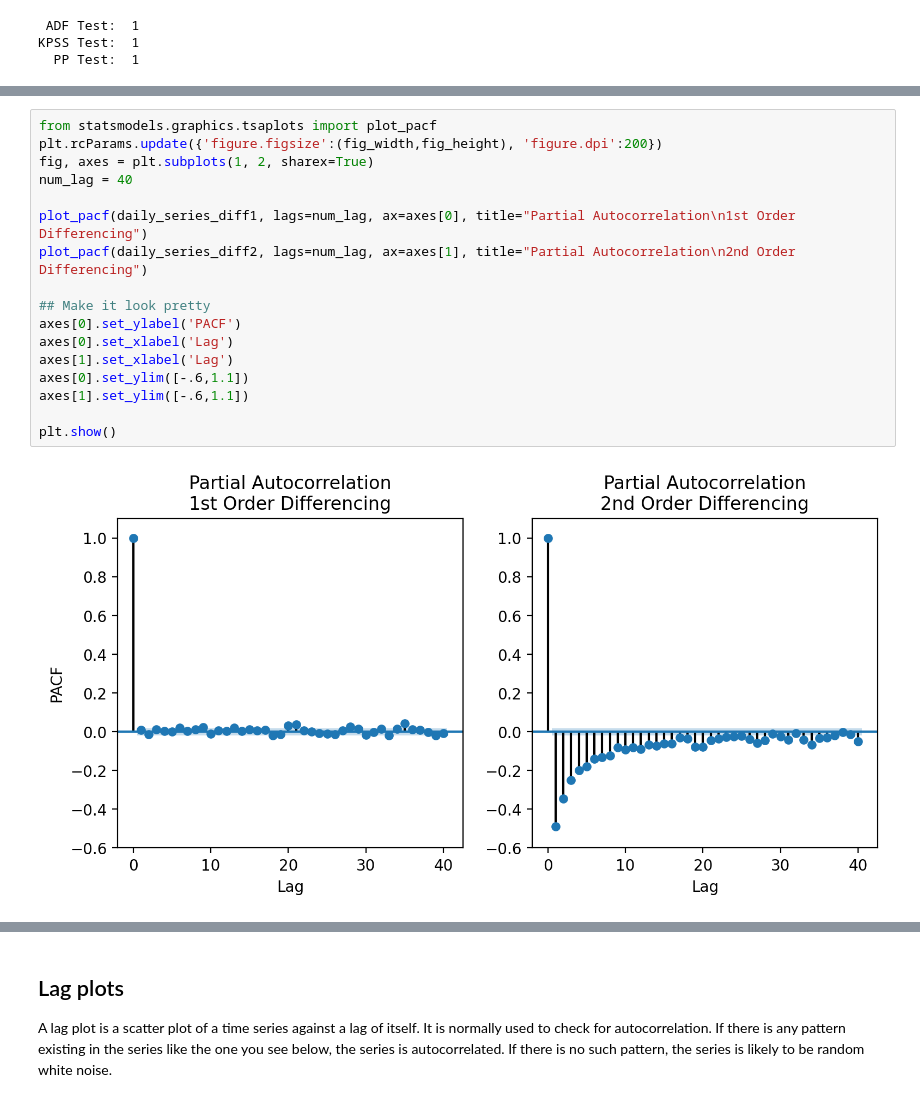
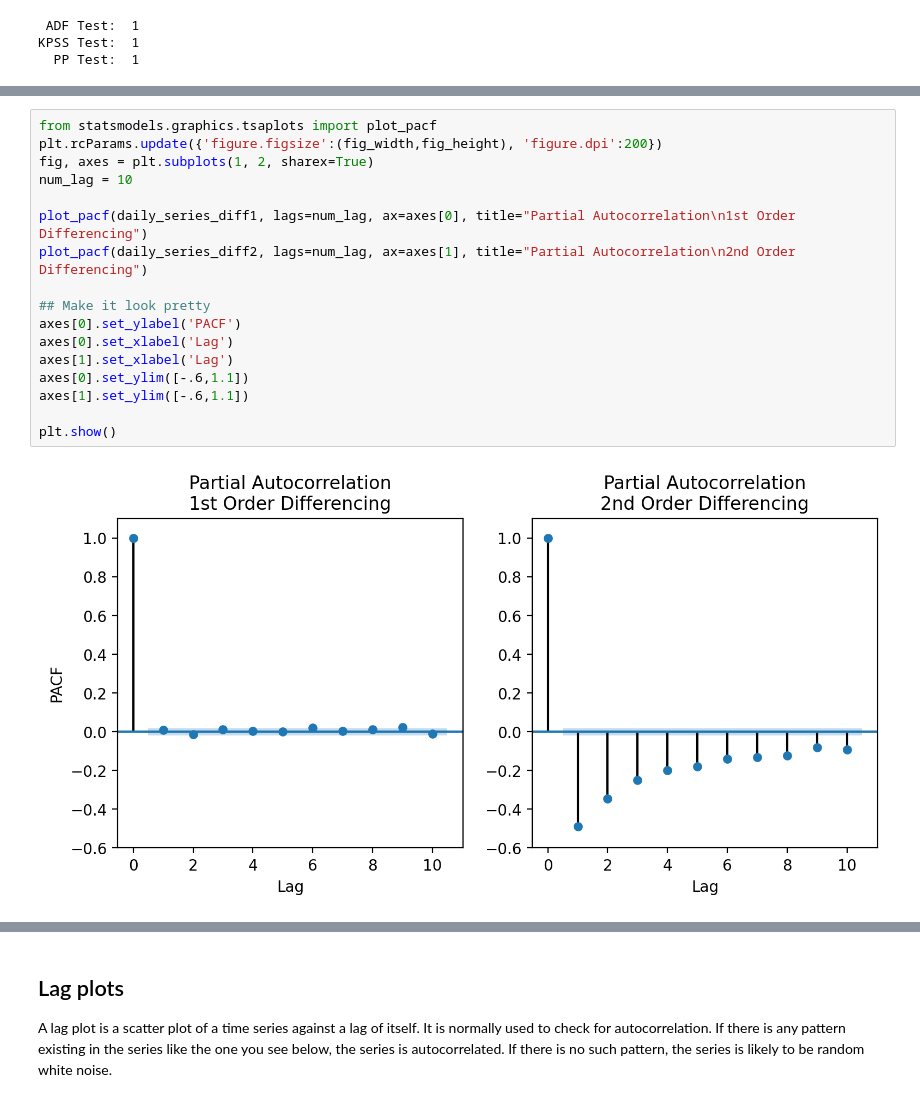
Before and after one commit to marslanahmed/Project2-Predicting-Oil-Prices-using-ARIMA, a Jupyter notebook: project_notebook.ipynb, the cells around one changed output, grey strips where cells are left out. Cells and saved outputs as stored; diff of their text form.

```diff
--- a/project_notebook.ipynb
+++ b/project_notebook.ipynb
@@ -576,19 +627,19 @@ A partial autocorrelation is the amount of correlation between a variable and a
 # %%
 from statsmodels.graphics.tsaplots import plot_pacf
 plt.rcParams.update({'figure.figsize':(fig_width,fig_height), 'figure.dpi':200})
 fig, axes = plt.subplots(1, 2, sharex=True)
-num_lag = 40
+num_lag = 10
 
 plot_pacf(daily_series_diff1, lags=num_lag, ax=axes[0], title="Partial Autocorrelation\n1st Order Differencing")
 plot_pacf(daily_series_diff2, lags=num_lag, ax=axes[1], title="Partial Autocorrelation\n2nd Order Differencing")
 
 ## Make it look pretty
 axes[0].set_ylabel('PACF')
 axes[0].set_xlabel('Lag')
 axes[1].set_xlabel('Lag')
 axes[0].set_ylim([-.6,1.1])
 axes[1].set_ylim([-.6,1.1])
 
 plt.show()
 # %% [output]
-[figure, old version]
+[figure, new version]
```
Also changed, not shown: parts of 28 cells of this notebook.
